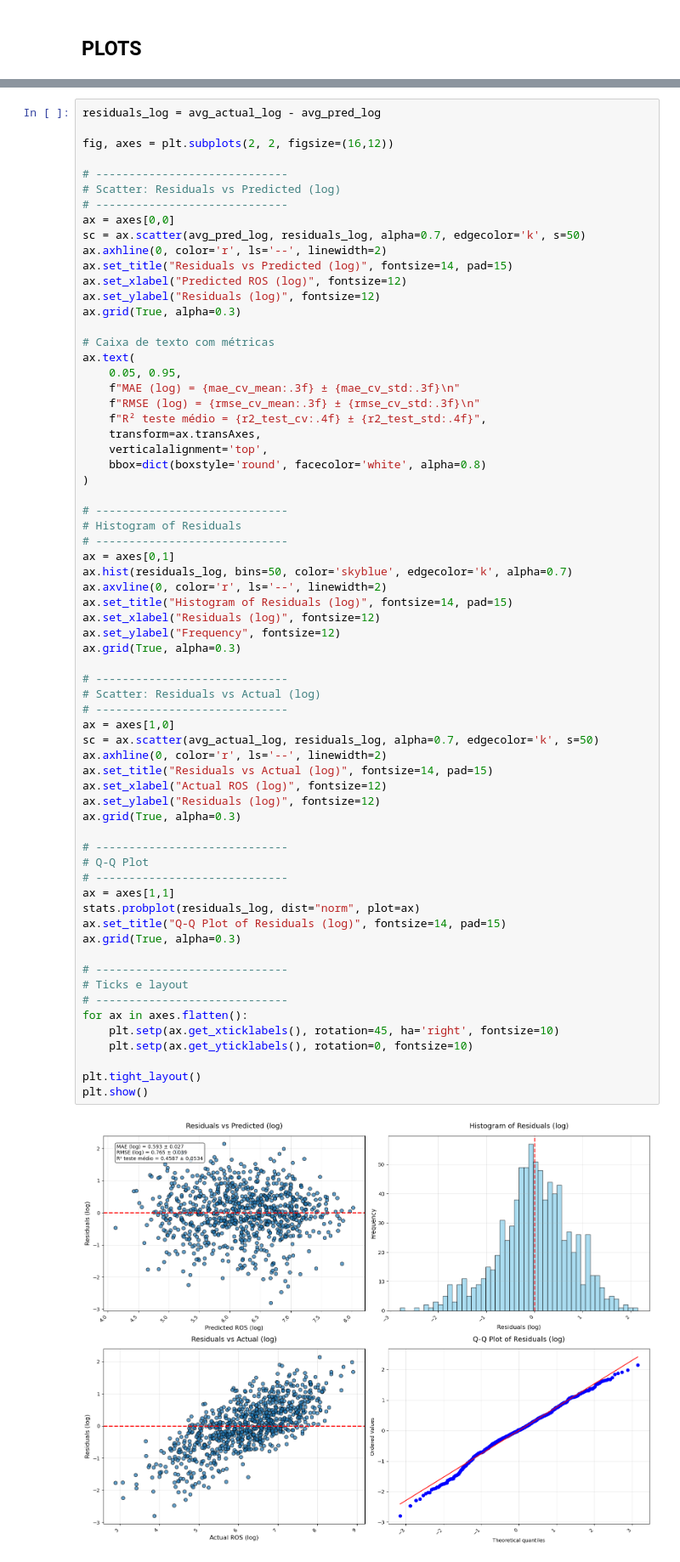
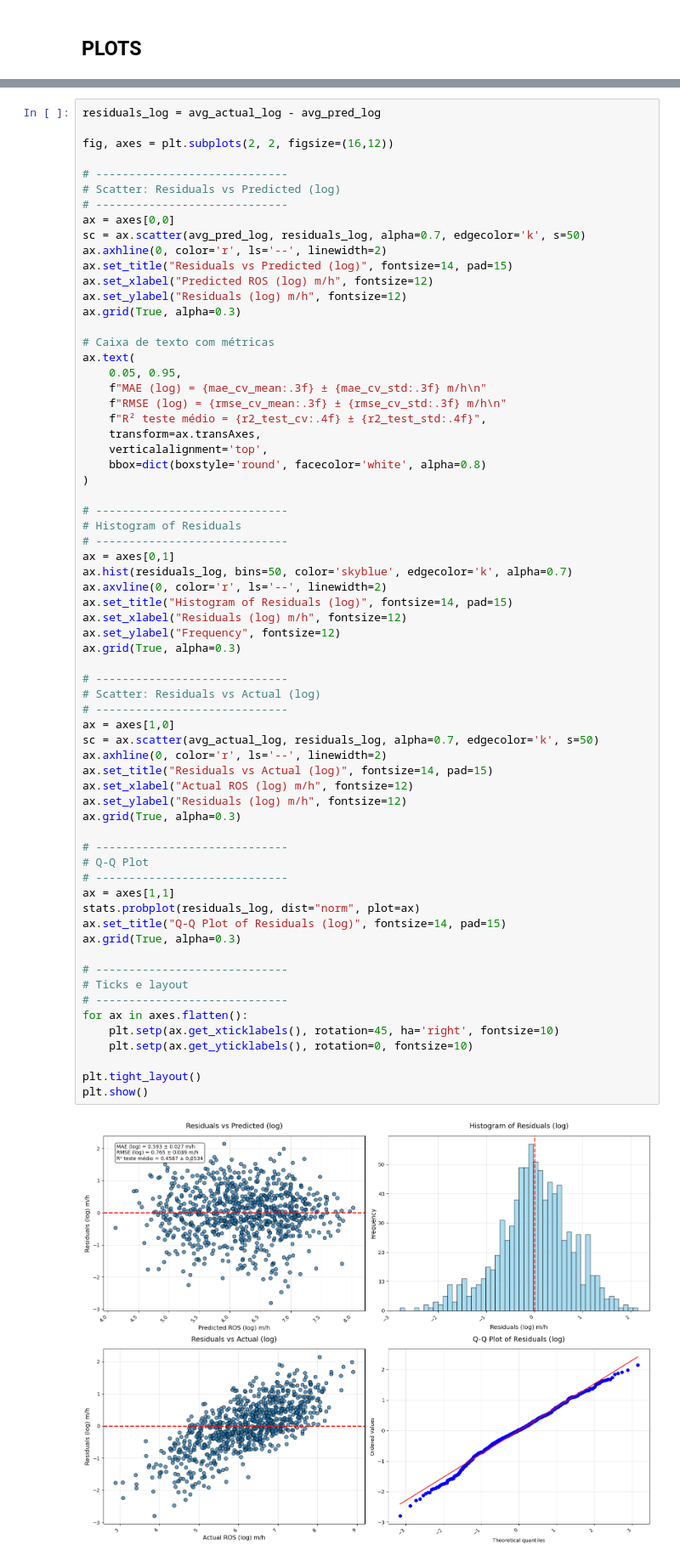
Before and after one commit to rafael-bork/FIRE-HACK-Project, a Jupyter notebook: Notebooks/4Models/Linear_model.ipynb, the cells around one changed output, grey strips where cells are left out. Shown at 85% size. Drawn from its saved outputs; the diff is of its cells as text.

```diff
--- a/Notebooks/4Models/Linear_model.ipynb
+++ b/Notebooks/4Models/Linear_model.ipynb
@@ -920,15 +920,15 @@ ax = axes[0,0]
 sc = ax.scatter(avg_pred_log, residuals_log, alpha=0.7, edgecolor='k', s=50)
 ax.axhline(0, color='r', ls='--', linewidth=2)
 ax.set_title("Residuals vs Predicted (log)", fontsize=14, pad=15)
-ax.set_xlabel("Predicted ROS (log)", fontsize=12)
-ax.set_ylabel("Residuals (log)", fontsize=12)
+ax.set_xlabel("Predicted ROS (log) m/h", fontsize=12)
+ax.set_ylabel("Residuals (log) m/h", fontsize=12)
 ax.grid(True, alpha=0.3)
 
 # Caixa de texto com métricas
 ax.text(
     0.05, 0.95,
-    f"MAE (log) = {mae_cv_mean:.3f} ± {mae_cv_std:.3f}\n"
-    f"RMSE (log) = {rmse_cv_mean:.3f} ± {rmse_cv_std:.3f}\n"
+    f"MAE (log) = {mae_cv_mean:.3f} ± {mae_cv_std:.3f} m/h\n"
+    f"RMSE (log) = {rmse_cv_mean:.3f} ± {rmse_cv_std:.3f} m/h\n"
     f"R² teste médio = {r2_test_cv:.4f} ± {r2_test_std:.4f}",
     transform=ax.transAxes,
     verticalalignment='top',
@@ -942,40 +942,40 @@ ax = axes[0,1]
 ax.hist(residuals_log, bins=50, color='skyblue', edgecolor='k', alpha=0.7)
 ax.axvline(0, color='r', ls='--', linewidth=2)
 ax.set_title("Histogram of Residuals (log)", fontsize=14, pad=15)
-ax.set_xlabel("Residuals (log)", fontsize=12)
+ax.set_xlabel("Residuals (log) m/h", fontsize=12)
 ax.set_ylabel("Frequency", fontsize=12)
 ax.grid(True, alpha=0.3)
 
 # -----------------------------
 # Scatter: Residuals vs Actual (log)
 # -----------------------------
 ax = axes[1,0]
 sc = ax.scatter(avg_actual_log, residuals_log, alpha=0.7, edgecolor='k', s=50)
 ax.axhline(0, color='r', ls='--', linewidth=2)
 ax.set_title("Residuals vs Actual (log)", fontsize=14, pad=15)
-ax.set_xlabel("Actual ROS (log)", fontsize=12)
-ax.set_ylabel("Residuals (log)", fontsize=12)
+ax.set_xlabel("Actual ROS (log) m/h", fontsize=12)
+ax.set_ylabel("Residuals (log) m/h", fontsize=12)
 ax.grid(True, alpha=0.3)
 
 # -----------------------------
 # Q-Q Plot
 # -----------------------------
 ax = axes[1,1]
 stats.probplot(residuals_log, dist="norm", plot=ax)
 ax.set_title("Q-Q Plot of Residuals (log)", fontsize=14, pad=15)
 ax.grid(True, alpha=0.3)
 
 # -----------------------------
 # Ticks e layout
 # -----------------------------
 for ax in axes.flatten():
     plt.setp(ax.get_xticklabels(), rotation=45, ha='right', fontsize=10)
     plt.setp(ax.get_yticklabels(), rotation=0, fontsize=10)
 
 plt.tight_layout()
 plt.show()
 # %% [output]
-[figure, old version]
+[figure, new version]
 # %%
 residuals_linear = avg_actual_linear - avg_pred_linear
 
```
Also changed, not shown: parts of 5 cells of this notebook, 17 other files.
